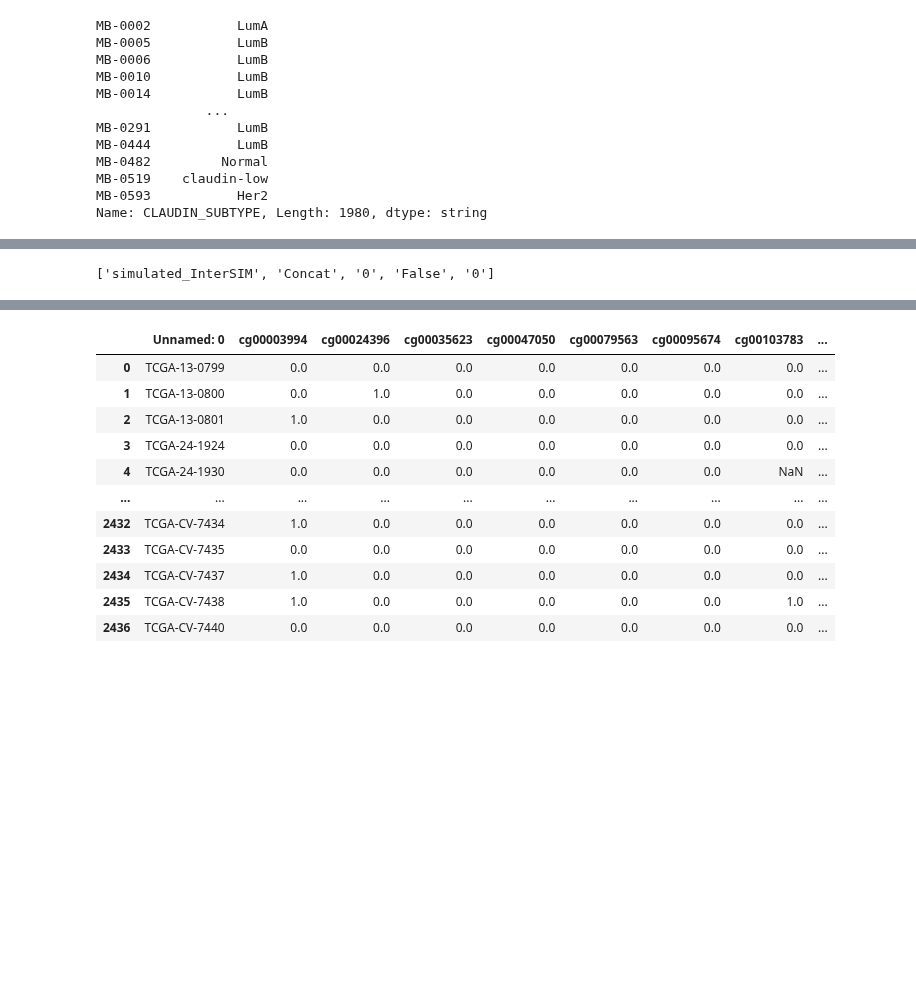
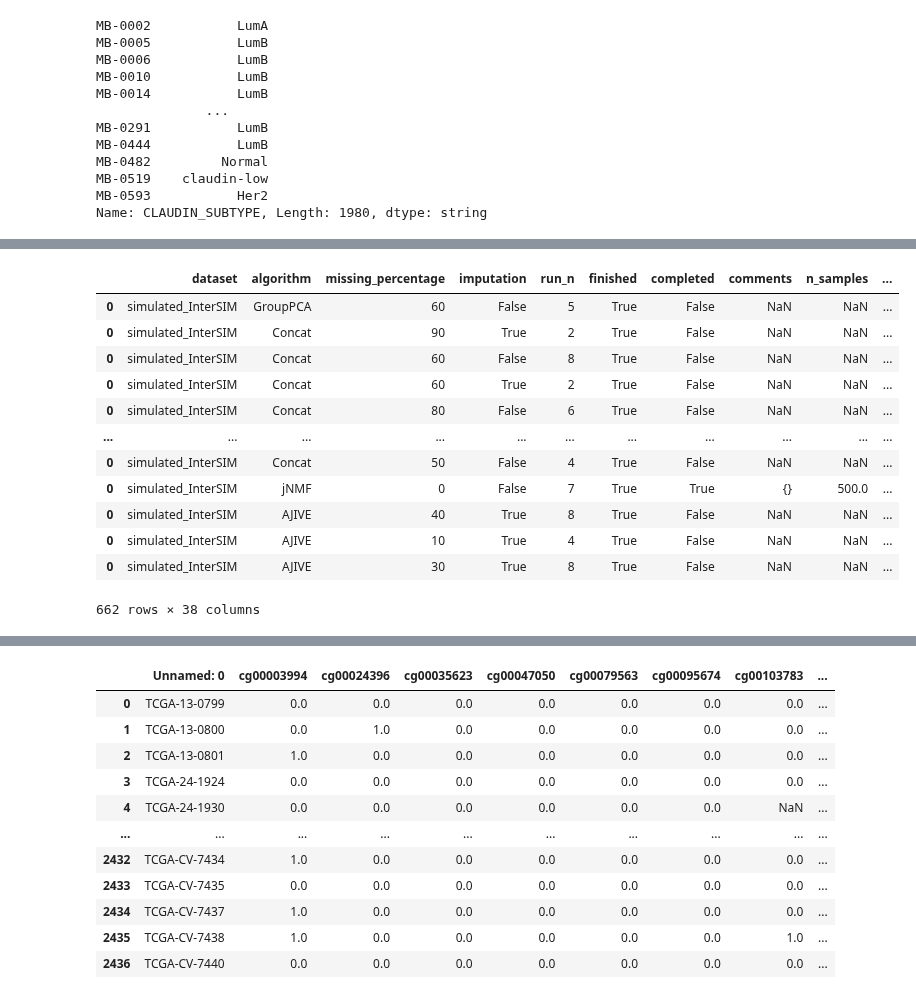
Before and after one commit to RafRomB/imml, a Jupyter notebook: Untitled.ipynb, the cells around one changed output, grey strips where cells are left out. Cells and saved outputs as stored; diff of their text form; code cells hidden in the pictures; blank space fills up the shorter version.

```diff
--- a/Untitled.ipynb
+++ b/Untitled.ipynb
@@ -1042,6 +1064,23 @@ results = results.set_index(['dataset', 'algorithm', 'missing_percentage', 'run_
 results["finished"] = False
 results
 # %%
-[str(i) for i in results.iloc[[0]].index[0]]
+path = "results/subresults"
+files = pd.Series(os.listdir(path)).apply(lambda x: os.path.join(path, x))
+files = files[files.apply(os.path.isfile)]
+files = pd.concat(files.apply(pd.read_csv).to_list())
-# %% [output]
-['simulated_InterSIM', 'Concat', '0', 'False', '0']
+# %%
+files
+# %% [output]
+|  | dataset | algorithm | missing_percentage | imputation | run_n | finished | completed | comments | n_samples | ... |
+| 0 | simulated_InterSIM | GroupPCA | 60 | False | 5 | True | False | NaN | NaN | ... |
+| 0 | simulated_InterSIM | Concat | 90 | True | 2 | True | False | NaN | NaN | ... |
+| 0 | simulated_InterSIM | Concat | 60 | False | 8 | True | False | NaN | NaN | ... |
+| 0 | simulated_InterSIM | Concat | 60 | True | 2 | True | False | NaN | NaN | ... |
+| 0 | simulated_InterSIM | Concat | 80 | False | 6 | True | False | NaN | NaN | ... |
+| ... | ... | ... | ... | ... | ... | ... | ... | ... | ... | ... |
+| 0 | simulated_InterSIM | Concat | 50 | False | 4 | True | False | NaN | NaN | ... |
+| 0 | simulated_InterSIM | jNMF | 0 | False | 7 | True | True | {} | 500.0 | ... |
+| 0 | simulated_InterSIM | AJIVE | 40 | True | 8 | True | False | NaN | NaN | ... |
+| 0 | simulated_InterSIM | AJIVE | 10 | True | 4 | True | False | NaN | NaN | ... |
+| 0 | simulated_InterSIM | AJIVE | 30 | True | 8 | True | False | NaN | NaN | ... |
+662 rows × 38 columns
```
Also changed, not shown: parts of 20 cells of this notebook, 8 other files.
